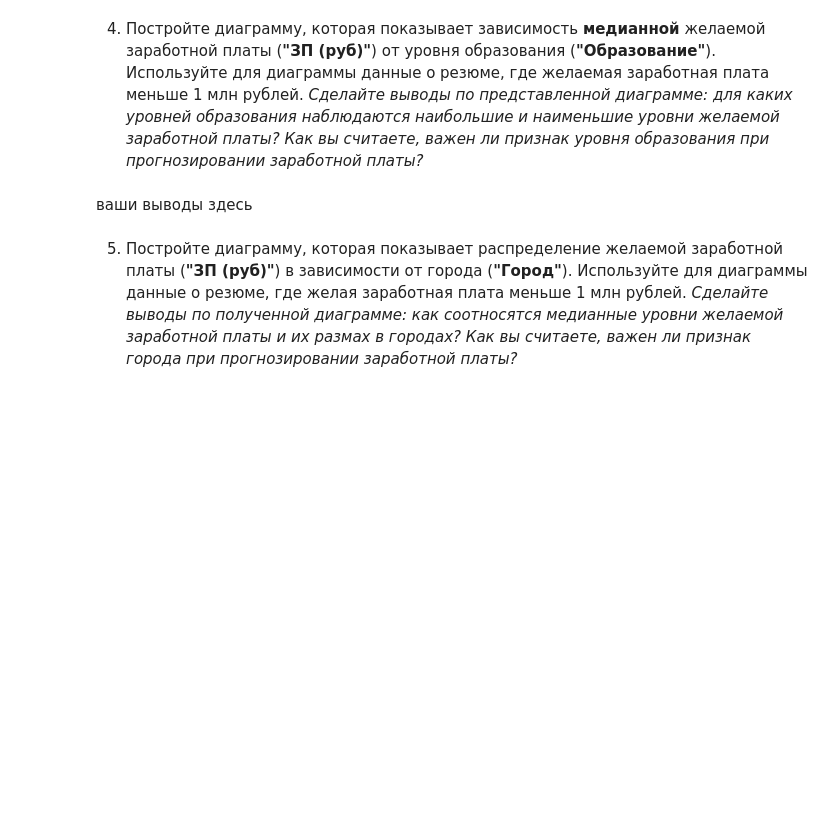
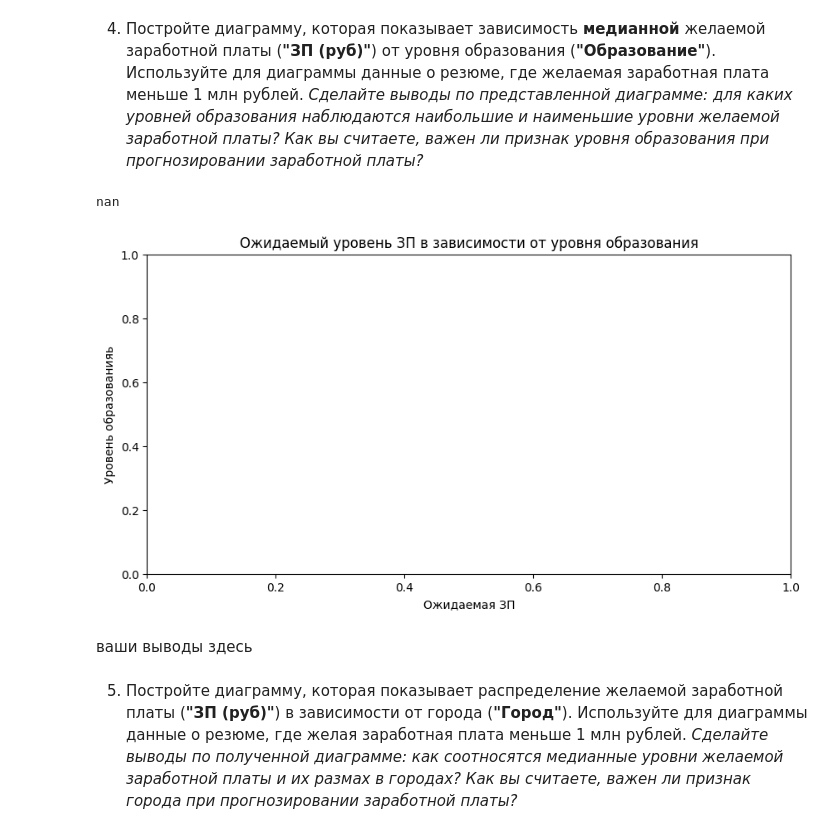
Before and after one commit to Dharmaviira/First_project_of_SF, a Jupyter notebook: Learning-DS-SF/PROJECT-1/Project-1._Ноутбук-шаблон.ipynb, the cells around one changed output. Drawn from its saved outputs; the diff is of its cells as text; code cells hidden in the pictures; blank space fills up the shorter version.

```diff
--- a/Learning-DS-SF/PROJECT-1/Project-1._Ноутбук-шаблон.ipynb
+++ b/Learning-DS-SF/PROJECT-1/Project-1._Ноутбук-шаблон.ipynb
@@ -550,7 +580,28 @@ sns.boxplot(data=hh, x='Опыт работы (месяц)', ax=axes[1])
 4. Постройте диаграмму, которая показывает зависимость **медианной** желаемой заработной платы (**"ЗП (руб)"**) от уровня образования (**"Образование"**). Используйте для диаграммы данные о резюме, где желаемая заработная плата меньше 1 млн рублей.
 *Сделайте выводы по представленной диаграмме: для каких уровней образования наблюдаются наибольшие и наименьшие уровни желаемой заработной платы? Как вы считаете, важен ли признак уровня образования при прогнозировании заработной платы?*
 # %%
-# ваш код здесь
+less = hh['ЗП в рублях'] < 1000
+
+fig = plt.figure(figsize=(10, 5))
+
+scatterplot = sns.scatterplot(
+    data=hh[less],
+    x='Образование',
+    y='ЗП в рублях',
+
+);
+
+plt.title('Ожидаемый уровень ЗП в зависимости от уровня образования')
+plt.xlabel('Ожидаемая ЗП')
+plt.ylabel('Уровень образованияь')
+
+
+
+hh['ЗП в рублях'] = hh['ЗП в рублях'].apply(lambda x: x * 1000)
+hh[((hh['Образование'] == 'Высше') & (hh['ЗП в рублях'] < 1000000))]['ЗП в рублях'].median()
+# %% [output]
+nan
+[figure, added]
 # %% [markdown]
 ваши выводы здесь
 # %% [markdown]
```
Also changed, not shown: parts of 5 cells of this notebook, 1 other file.
